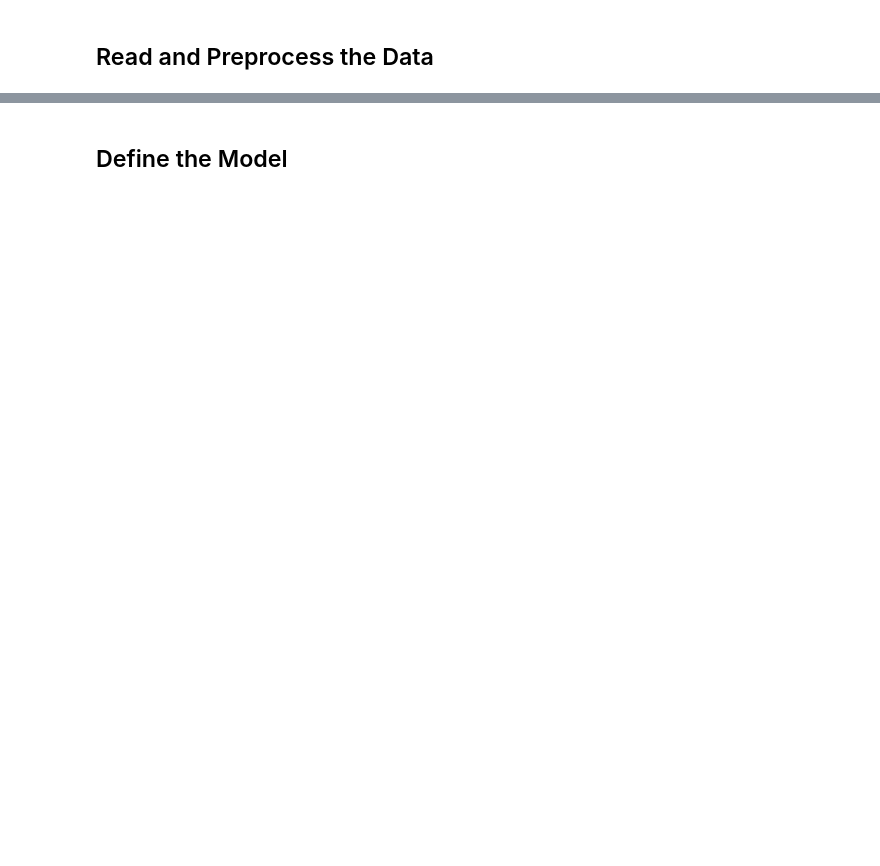
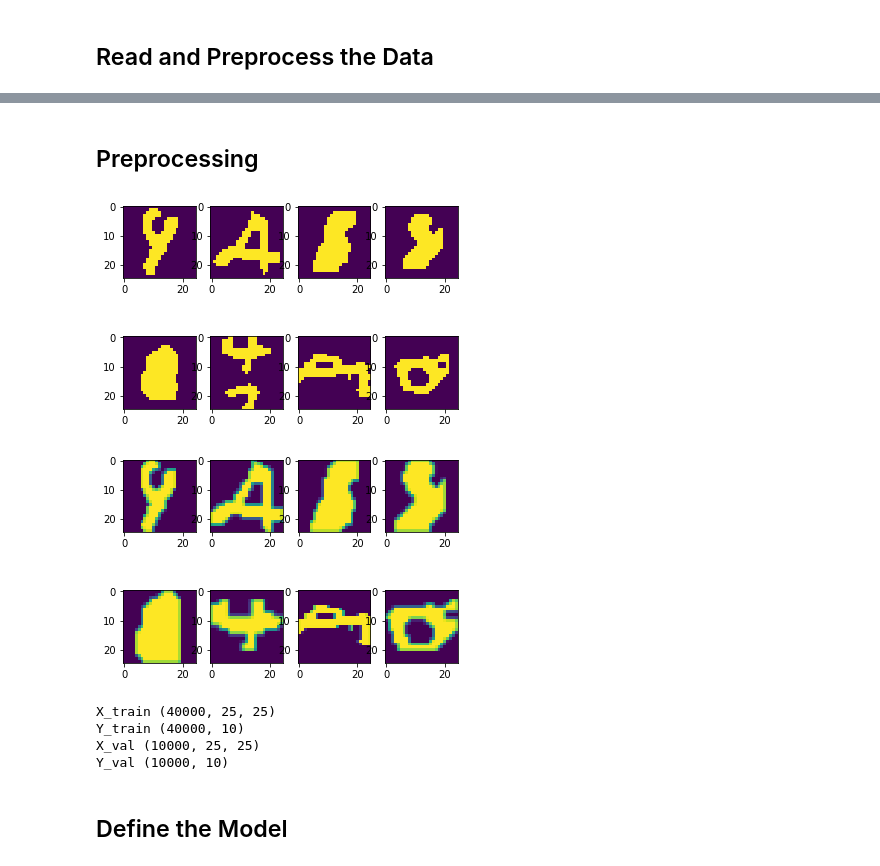
Before and after one commit to Angus-McLean/COMP551-Competition, a Jupyter notebook: 3_KaggleSubmission.ipynb, the cells around one changed output, grey strips where cells are left out. Cells and saved outputs as stored; diff of their text form; code cells hidden in the pictures; blank space fills up the shorter version.

```diff
--- a/3_KaggleSubmission.ipynb
+++ b/3_KaggleSubmission.ipynb
@@ -72,0 +63,5 @@ a = np.array([1,2,3])
+# %%
+#data = np.loadtxt('Datasets/train_x.csv', delimiter=",").reshape(-1, 25, 25)
+data = np.loadtxt('Datasets/processed_train_x.csv', delimiter=",").reshape(-1, 25, 25)
+# %% [markdown]
+## Preprocessing
@@ -72,0 +88,14 @@ a = np.array([1,2,3])
+# %%
+def sliceFromOrig(img, threshold=255, distance=4, shape=(28,28)):
+    binImg = pre.toBinary(img, threshold)
+    grps = pre.connectedCluster(binImg, distance)
+    sliceBounds = pre.largestBounds([pre.getBounds(grp) for grp in grps])
+    digit = pre.sliceImg(img, sliceBounds)
+    return pre.scaledStretch(digit, shape)
+# %%
+config = {'threshold':250, 'distance':2, 'shape':TARGET_SHAPE}
+pre.displayImgs(data[[0,10,23,46,65,68,82,118]], n_cols=4)
+pre.displayImgs([sliceFromOrig(d, **config) for d in data[[0,10,23,46,65,68,82,118]]], n_cols=4)
+# %% [output]
+[figure, added]
+[figure, added]
@@ -72,0 +110,10 @@ a = np.array([1,2,3])
+# %%
+print 'X_train', X_train.shape
+print 'Y_train', Y_train.shape
+print 'X_val', X_val.shape
+print 'Y_val', Y_val.shape
+# %% [output]
+X_train (40000, 25, 25)
+Y_train (40000, 10)
+X_val (10000, 25, 25)
+Y_val (10000, 10)
```
Also changed, not shown: parts of 50 cells of this notebook, 4 other files.
